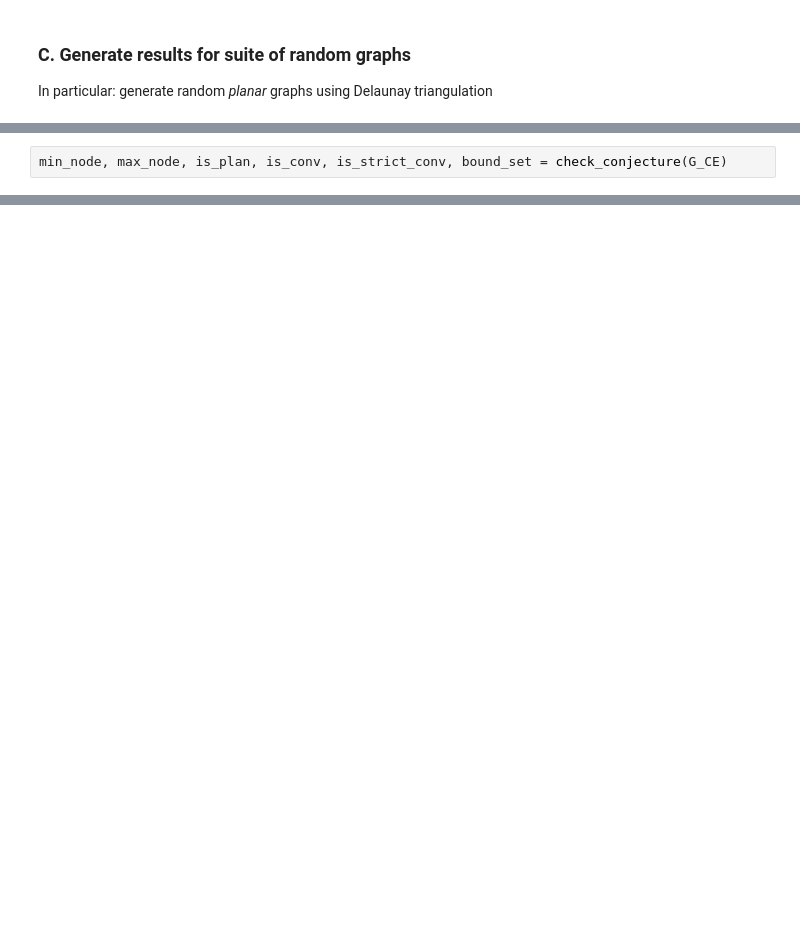
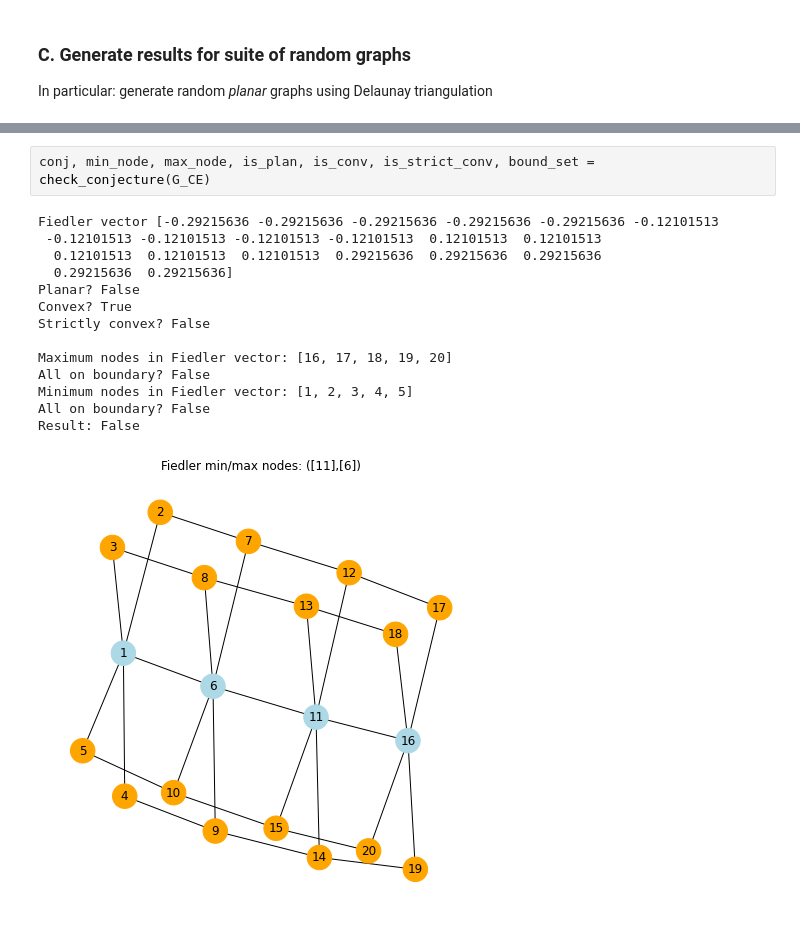
Before and after one commit to amaheshwari25/graph-hotspots, a Jupyter notebook: GraphHotSpots_Experiments.ipynb, the cells around one changed output, grey strips where cells are left out. Cells and saved outputs as stored; diff of their text form; blank space fills up the shorter version.

```diff
--- a/GraphHotSpots_Experiments.ipynb
+++ b/GraphHotSpots_Experiments.ipynb
@@ -462,2 +313,0 @@ for k in range(1, 16):
-# %%
-min_node, max_node, is_plan, is_conv, is_strict_conv, bound_set = check_conjecture(G_CE)
@@ -483,0 +463,17 @@ Result: False
+# %%
+conj, min_node, max_node, is_plan, is_conv, is_strict_conv, bound_set = check_conjecture(G_CE)
+# %% [output]
+Fiedler vector [-0.29215636 -0.29215636 -0.29215636 -0.29215636 -0.29215636 -0.12101513
+ -0.12101513 -0.12101513 -0.12101513 -0.12101513  0.12101513  0.12101513
+  0.12101513  0.12101513  0.12101513  0.29215636  0.29215636  0.29215636
+  0.29215636  0.29215636]
+Planar? False
+Convex? True
+Strictly convex? False
+
+Maximum nodes in Fiedler vector: [16, 17, 18, 19, 20]
+All on boundary? False
+Minimum nodes in Fiedler vector: [1, 2, 3, 4, 5]
+All on boundary? False
+Result: False
+[figure, added]
```
Also changed, not shown: parts of 37 cells of this notebook.
